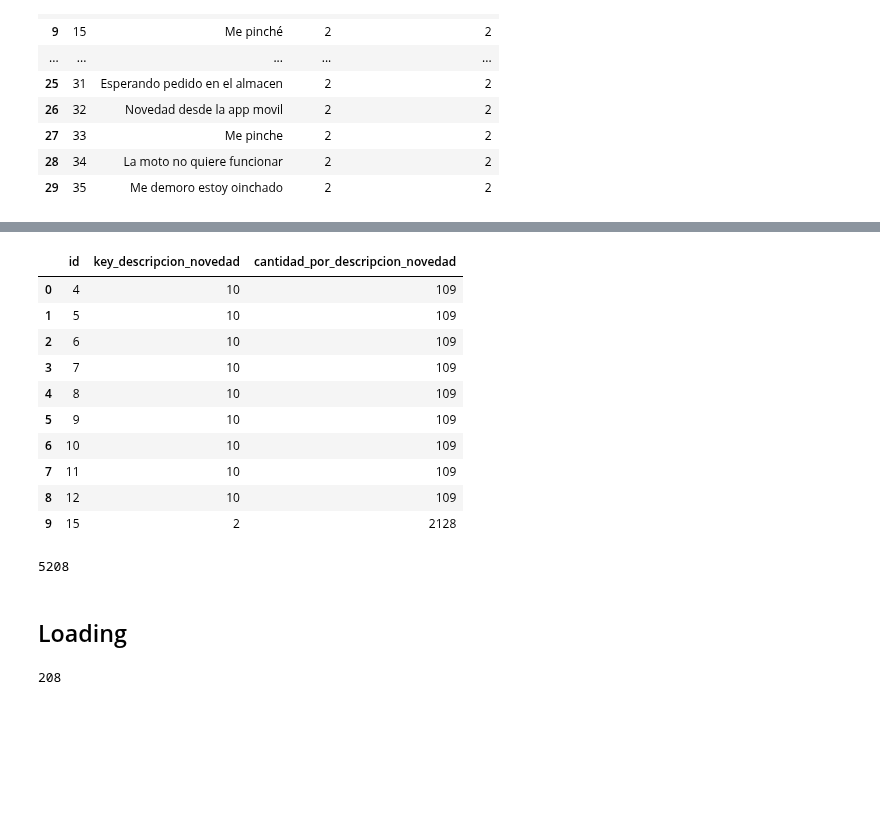
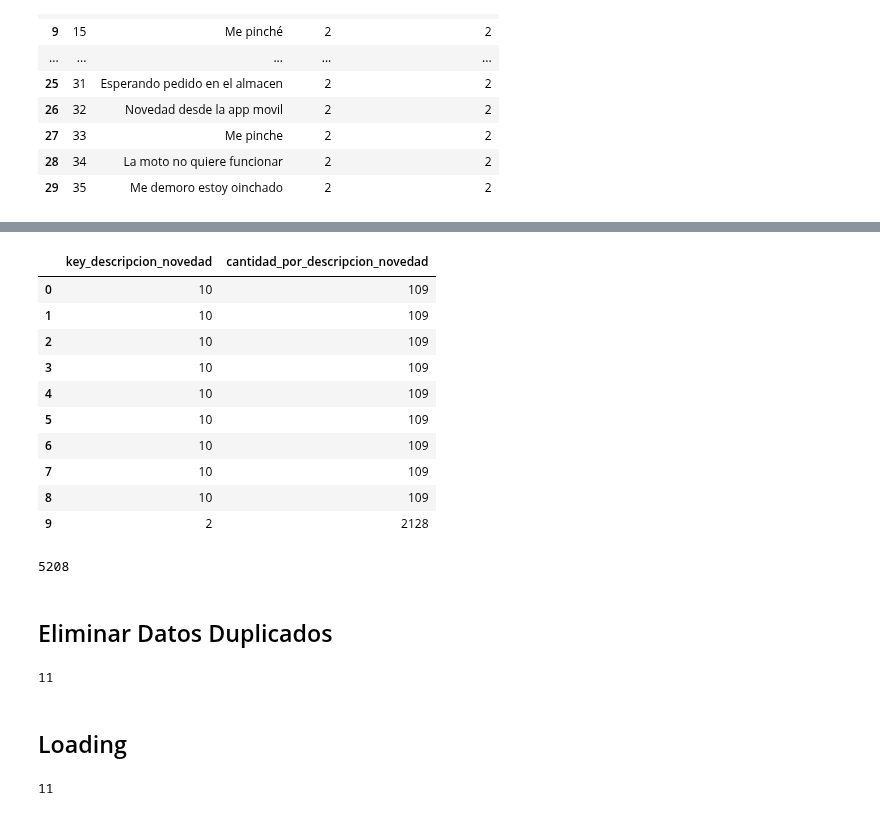
Before and after one commit to JabColV/datascience_project, a Jupyter notebook: segunda_entrega/hecho_novedades_servicio.ipynb, the cells around one changed output, grey strips where cells are left out. Cells and saved outputs as stored; diff of their text form; code cells hidden in the pictures; blank space fills up the shorter version.

Commit message:
Erasing duplicated data in dim_novedad

```diff
--- a/segunda_entrega/hecho_novedades_servicio.ipynb
+++ b/segunda_entrega/hecho_novedades_servicio.ipynb
@@ -178,31 +178,38 @@ descripcion_novedad.head(10)
 # %%
 # Contar solicitudes por cada 'key_descripcion_novedad'
 cantidad_por_descripcion_novedad = hecho_novedad_servicio.groupby("key_descripcion_novedad").size().reset_index(name="cantidad_por_descripcion_novedad")
 # Hacer merge para agregar la columna 'cantidad_por_descripcion_novedad' al DataFrame original
 hecho_novedad_servicio = hecho_novedad_servicio.merge(cantidad_por_descripcion_novedad, on="key_descripcion_novedad", how="left")
 # Eliminar columnas innecesarias
-hecho_novedad_servicio.drop(columns=["descripcion", "grupo"], inplace=True)
+hecho_novedad_servicio.drop(columns=["descripcion", "grupo","id"], inplace=True)
 # Mostrar las primeras 10 filas del DataFrame resultante
 hecho_novedad_servicio.head(10)
 # %% [output]
-|  | id | key_descripcion_novedad | cantidad_por_descripcion_novedad |
-| 0 | 4 | 10 | 109 |
-| 1 | 5 | 10 | 109 |
-| 2 | 6 | 10 | 109 |
-| 3 | 7 | 10 | 109 |
-| 4 | 8 | 10 | 109 |
-| 5 | 9 | 10 | 109 |
-| 6 | 10 | 10 | 109 |
-| 7 | 11 | 10 | 109 |
-| 8 | 12 | 10 | 109 |
-| 9 | 15 | 2 | 2128 |
+|  | key_descripcion_novedad | cantidad_por_descripcion_novedad |
+| 0 | 10 | 109 |
+| 1 | 10 | 109 |
+| 2 | 10 | 109 |
+| 3 | 10 | 109 |
+| 4 | 10 | 109 |
+| 5 | 10 | 109 |
+| 6 | 10 | 109 |
+| 7 | 10 | 109 |
+| 8 | 10 | 109 |
+| 9 | 2 | 2128 |
 # %%
 print(len(hecho_novedad_servicio))
 # %% [output]
 5208
+# %% [markdown]
+## Eliminar Datos Duplicados
+# %%
+hecho_novedad_servicio_sin_duplicados = hecho_novedad_servicio.drop_duplicates()
+len(hecho_novedad_servicio_sin_duplicados)
+# %% [output]
+11
 # %% [markdown]
 ## Loading
 # %%
-hecho_novedad_servicio.to_sql("hecho_novedad_servicio", etl_conn, if_exists="replace", index_label="key_novedad_servicio")
+hecho_novedad_servicio_sin_duplicados.to_sql("hecho_novedad_servicio", etl_conn, if_exists="replace", index_label="key_novedad_servicio")
 # %% [output]
-208
+11
```
Also changed, not shown: parts of 2 cells of this notebook.
